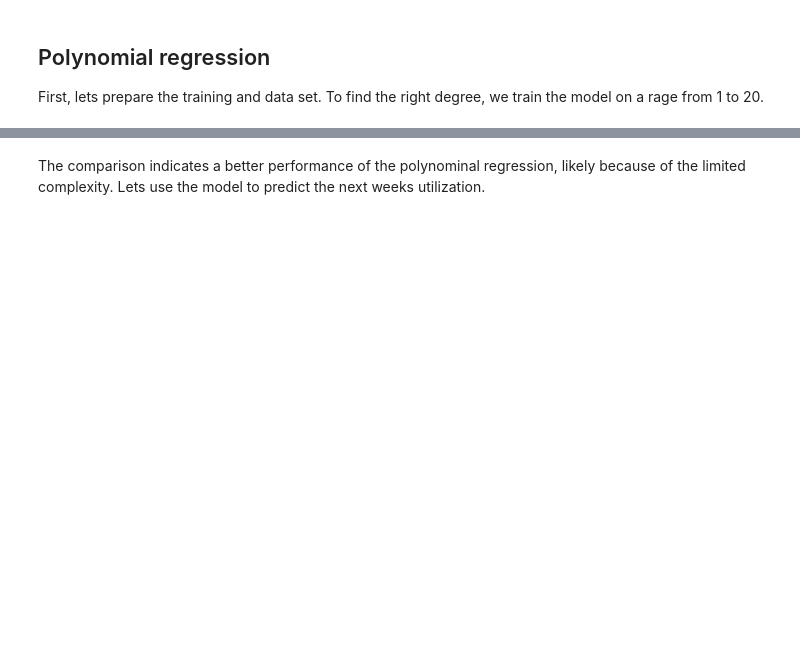
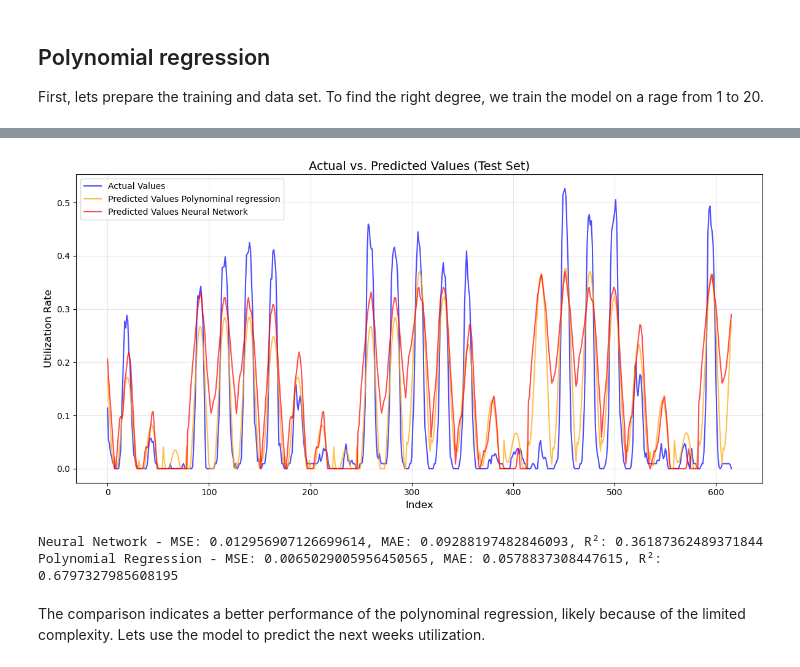
Before and after one commit to pmoll01/AA2024_Groupwork_DynamoData, a Jupyter notebook: Task4_final.ipynb, the cells around one changed output, grey strips where cells are left out. Cells and saved outputs as stored; diff of their text form; code cells hidden in the pictures; blank space fills up the shorter version.

```diff
--- a/Task4_final.ipynb
+++ b/Task4_final.ipynb
@@ -231,4 +246,4 @@ plt.show()
 # %%
 # Vorhersagen
-y_pred_nn = model_retrain.predict(X_test)
+y_pred_nn = model_retrain.predict(X_test_nn)
 # %% [output]
@@ -325,20 +262,0 @@ plt.show()
-# %%
-# Create a pipeline with PolynomialFeatures, scaling, and Ridge regression
-D = 6
-ALPHA = 0.02
-
-pipeline = Pipeline([
-    ('polynomial_features', PolynomialFeatures(degree=D)),  # Polynomial features of degree 6
-    ('scaler', StandardScaler()),                          # Standardize features for regularization
-    ('ridge_regression', Ridge(alpha=ALPHA))                 # Ridge regression with L2 regularization
-])
-
-# Fit the pipeline on the training data
-pipeline.fit(X_train_poly, y_train_poly)
-
-# Predict using the pipeline
-y_pred_poly = pipeline.predict(X_test_poly)
-
-# Calculate mean squared error
-mse = mean_squared_error(y_test_poly, y_pred_poly)
-print(f"Mean Squared Error (Polynomial Regression with Ridge Regularization): {mse}")
@@ -345,49 +311,39 @@ print(f"Mean Squared Error (Polynomial Regression with Ridge Regularization): {m
 # %%
-# Neuronales Netzwerk
-# Vorhersagen
-
-mse_nn = mean_squared_error(y_test, y_pred_nn)
-mae_nn = mean_absolute_error(y_test, y_pred_nn)
-r2_nn = r2_score(y_test, y_pred_nn)
-
-
-# Polynome Regression
-mse_poly = mean_squared_error(y_test_poly, y_pred_poly)
-mae_poly = mean_absolute_error(y_test_poly, y_pred_poly)
-r2_poly = r2_score(y_test_poly, y_pred_poly)
-
-
-import matplotlib.pyplot as plt
-import numpy as np
-
+# Vohersagen plotten
 # Index erstellen, um die Testdaten in der Reihenfolge darzustellen
 indices = np.arange(len(y_test_poly))
 
 plt.figure(figsize=(12, 6))
 
 # Tatsächliche Werte plotten
 plt.plot(indices, y_test, label='Actual Values', color='blue', linestyle='-', alpha=0.7)
 
 #replace negative values with null
 y_pred_nn = np.maximum(0, y_pred_nn)
+y_pred_poly = np.maximum(0, y_pred_poly)
+
 # Vorhergesagte Werte plotten
 plt.plot(indices, y_pred_poly, label='Predicted Values Polynominal regression', color='orange', linestyle='-', alpha=0.7)
 plt.plot(indices, y_pred_nn, label='Predicted Values Neural Network', color='red', linestyle='-', alpha=0.7)
 
 # Titel und Achsenbeschriftungen
 plt.title("Actual vs. Predicted Values (Test Set)", fontsize=14)
 plt.xlabel("Index", fontsize=12)
 plt.ylabel("Utilization Rate", fontsize=12)
 
 # Legende und Gitter
 plt.legend()
 plt.grid(alpha=0.3)
 plt.tight_layout()
 
 # Plot anzeigen
 plt.show()
 print(f"Neural Network - MSE: {mse_nn}, MAE: {mae_nn}, R²: {r2_nn}")
 print(f"Polynomial Regression - MSE: {mse_poly}, MAE: {mae_poly}, R²: {r2_poly}")
+# %% [output]
+[figure, added]
+Neural Network - MSE: 0.012956907126699614, MAE: 0.09288197482846093, R²: 0.36187362489371844
+Polynomial Regression - MSE: 0.0065029005956450565, MAE: 0.0578837308447615, R²: 0.6797327985608195
 # %% [markdown]
 The comparison indicates a better performance of the polynominal regression, likely because of the limited complexity. Lets use the model to predict the next weeks utilization.
 # %%
```
Also changed, not shown: parts of 38 cells of this notebook, 1 other file.
